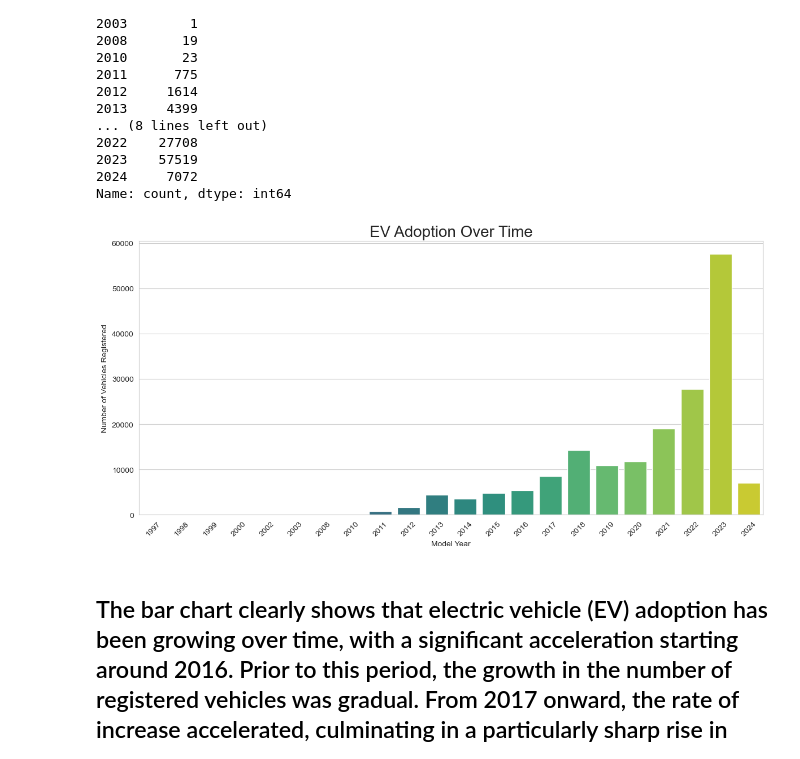
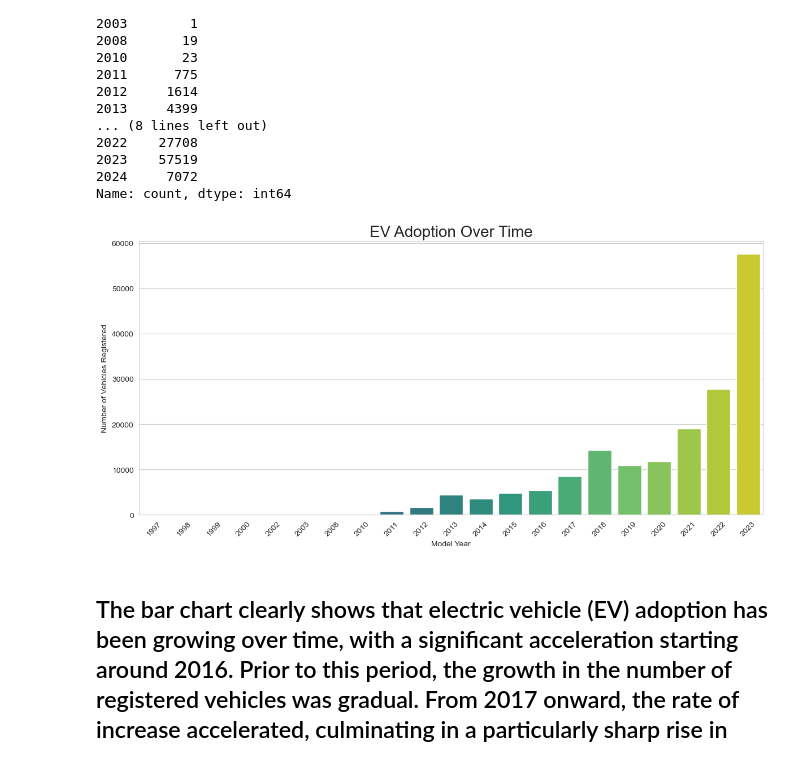
Before and after one commit to Praneeth-Avasarala/Data-Analysis, a Jupyter notebook: EV Market Data Analysis.ipynb, the cells around one changed output. Saved outputs shown, nothing was run; the diff lists cells and outputs as text; code cells hidden in the pictures.

```diff
--- a/EV Market Data Analysis.ipynb
+++ b/EV Market Data Analysis.ipynb
@@ -240,19 +217,25 @@ Name: count, dtype: int64
 # %%
 import matplotlib.pyplot as plt
 import seaborn as sns
 sns.set_style("whitegrid")
 
 plt.figure(figsize=(12, 6))
 ev_adoption_by_year = ev_data_new['Model Year'].value_counts().sort_index()
-sns.barplot(x=ev_adoption_by_year.index, y=ev_adoption_by_year.values, palette="viridis")
+
+complete_years_ev =  ev_adoption_by_year[ev_adoption_by_year.index <=2023]
+
+# Removing 2024 as the data for that year is not complete.
+
+
+sns.barplot(x=complete_years_ev.index, y=complete_years_ev.values, palette="viridis")
 plt.title('EV Adoption Over Time',fontsize=20)
 plt.xlabel('Model Year')
 plt.ylabel('Number of Vehicles Registered')
 plt.xticks(rotation=45)
 plt.tight_layout()
 plt.show()
 # %% [output]
-[figure, old version]
+[figure, new version]
 # %% [markdown]
 ## The bar chart clearly shows that electric vehicle (EV) adoption has been growing over time, with a significant acceleration starting around 2016. Prior to this period, the growth in the number of registered vehicles was gradual. From 2017 onward, the rate of increase accelerated, culminating in a particularly sharp rise in 2023, where the bar for that year is the highest, indicating a peak in EV adoption.
 # %% [markdown]
```
Also changed, not shown: parts of 7 cells of this notebook.
